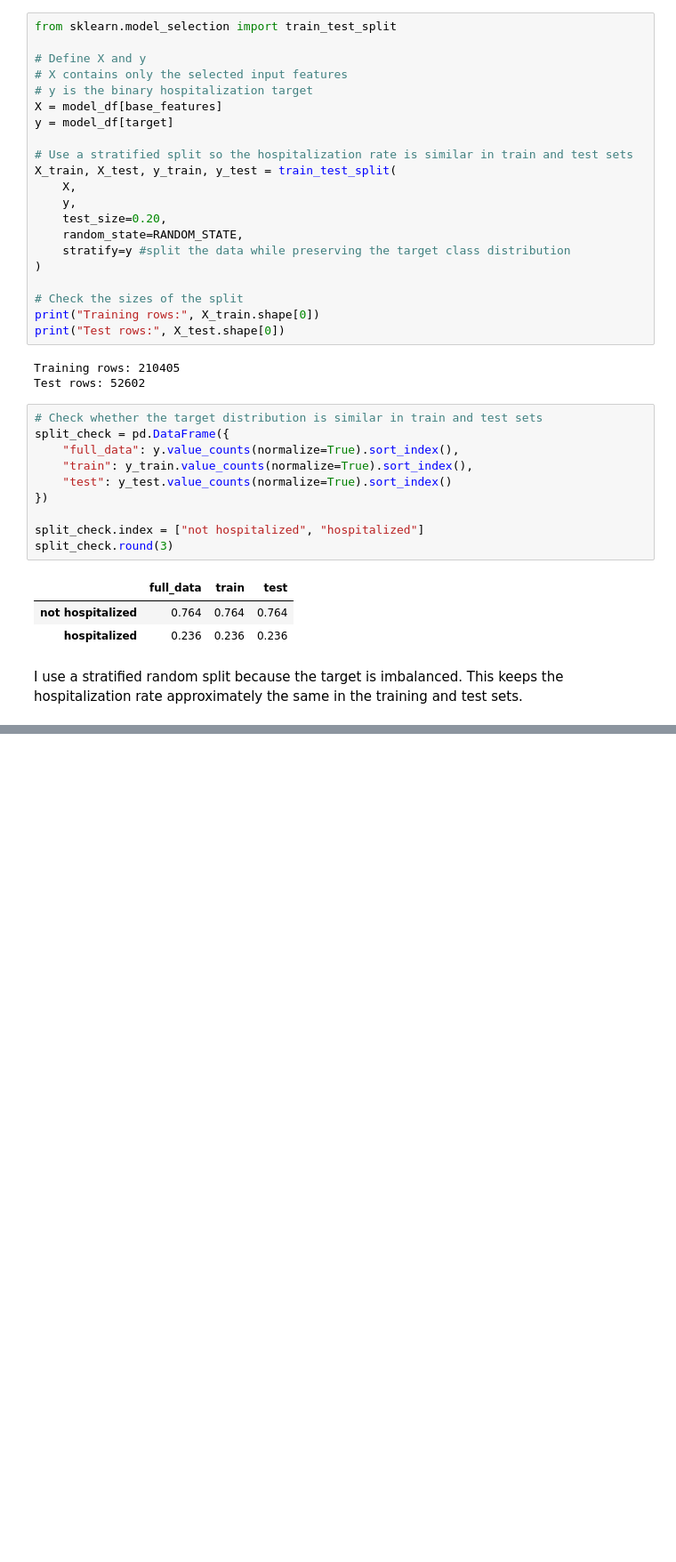
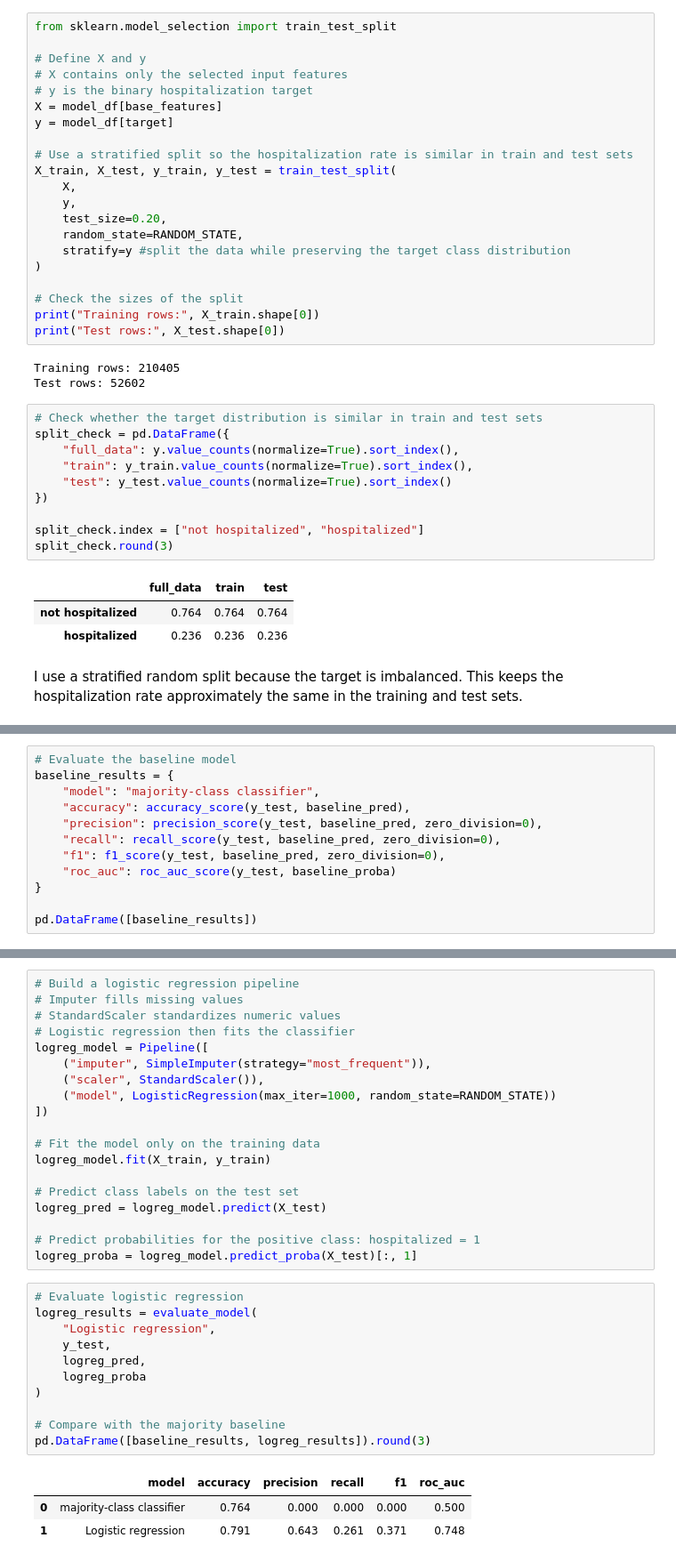
Before and after one commit to DiegoGarces95/Machine_Learning_COVID19, a Jupyter notebook: yuqi_mlproj.ipynb, the cells around one changed output, grey strips where cells are left out. Shown at 89% size. Drawn from its saved outputs; the diff is of its cells as text; blank space fills up the shorter version.

Commit message:
Add majority-class baseline and logistic regression model

```diff
--- a/yuqi_mlproj.ipynb
+++ b/yuqi_mlproj.ipynb
@@ -541,0 +595,12 @@ I use a stratified random split because the target is imbalanced. This keeps the
+# %%
+# Evaluate the baseline model
+baseline_results = {
+    "model": "majority-class classifier",
+    "accuracy": accuracy_score(y_test, baseline_pred),
+    "precision": precision_score(y_test, baseline_pred, zero_division=0),
+    "recall": recall_score(y_test, baseline_pred, zero_division=0),
+    "f1": f1_score(y_test, baseline_pred, zero_division=0),
+    "roc_auc": roc_auc_score(y_test, baseline_proba)
+}
+
+pd.DataFrame([baseline_results])
@@ -541,0 +616,34 @@ I use a stratified random split because the target is imbalanced. This keeps the
+# %%
+# Build a logistic regression pipeline
+# Imputer fills missing values
+# StandardScaler standardizes numeric values
+# Logistic regression then fits the classifier
+logreg_model = Pipeline([
+    ("imputer", SimpleImputer(strategy="most_frequent")),
+    ("scaler", StandardScaler()),
+    ("model", LogisticRegression(max_iter=1000, random_state=RANDOM_STATE))
+])
+
+# Fit the model only on the training data
+logreg_model.fit(X_train, y_train)
+
+# Predict class labels on the test set
+logreg_pred = logreg_model.predict(X_test)
+
+# Predict probabilities for the positive class: hospitalized = 1
+logreg_proba = logreg_model.predict_proba(X_test)[:, 1]
+# %%
+# Evaluate logistic regression
+logreg_results = evaluate_model(
+    "Logistic regression",
+    y_test,
+    logreg_pred,
+    logreg_proba
+)
+
+# Compare with the majority baseline
+pd.DataFrame([baseline_results, logreg_results]).round(3)
+# %% [output]
+|  | model | accuracy | precision | recall | f1 | roc_auc |
+| 0 | majority-class classifier | 0.764 | 0.000 | 0.000 | 0.000 | 0.500 |
+| 1 | Logistic regression | 0.791 | 0.643 | 0.261 | 0.371 | 0.748 |
```
Also changed, not shown: parts of 11 cells of this notebook, 1 other file.
